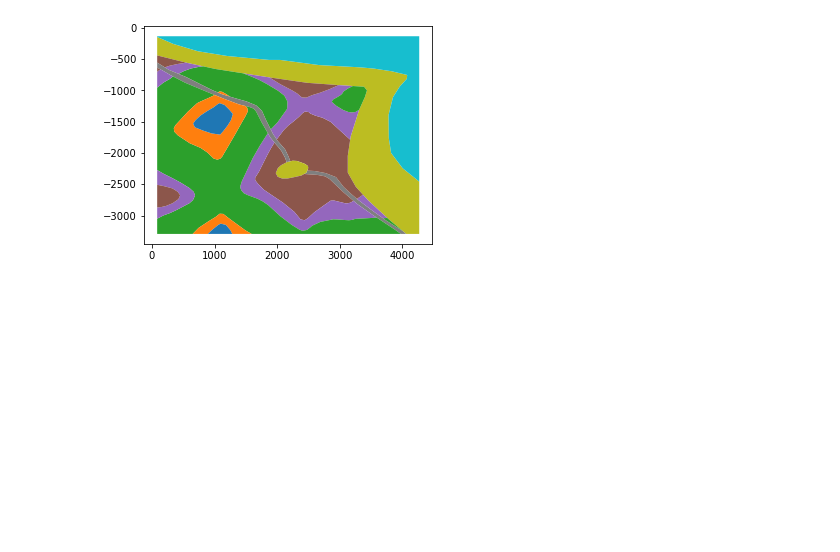
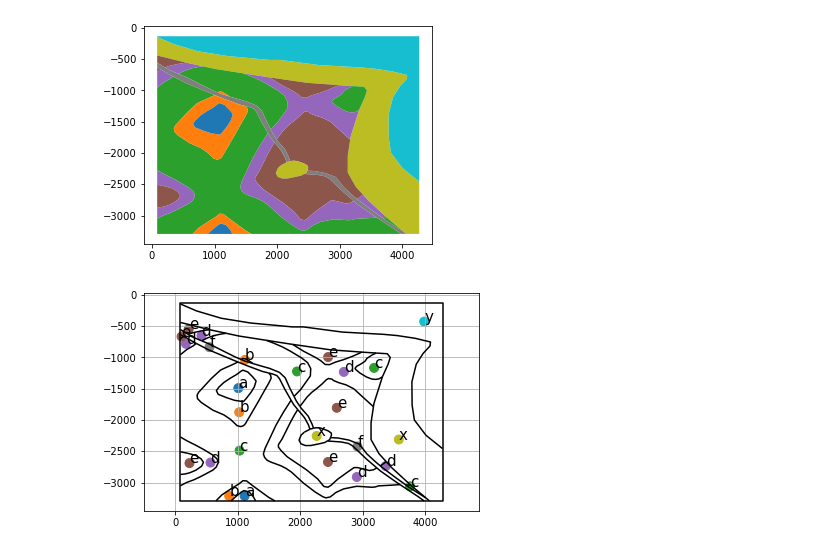
Before and after one commit to planmap-eu/mappy, a Jupyter notebook: examples/SimpleProcessing.ipynb, the cells around one changed output. Drawn from its saved outputs; the diff is of its cells as text; code cells hidden in the pictures; blank space fills up the shorter version.

```diff
--- a/examples/SimpleProcessing.ipynb
+++ b/examples/SimpleProcessing.ipynb
@@ -36,4 +36,6 @@ out = mappy.geom_ops.mappy_deconstruct(polygons, "unit_name", "deconstucted.gpkg
 dec_lines = geopandas.read_file("deconstucted.gpkg", layer="lines")
 dec_points = geopandas.read_file("deconstucted.gpkg", layer="indicator_points")
 # %%
-plot_contacts_and_units_points(dec_lines, points, attribute)
+plot_contacts_and_units_points(dec_lines, dec_points, attribute)
+# %% [output]
+[figure, added]
```
Also changed, not shown: 2 other files.
